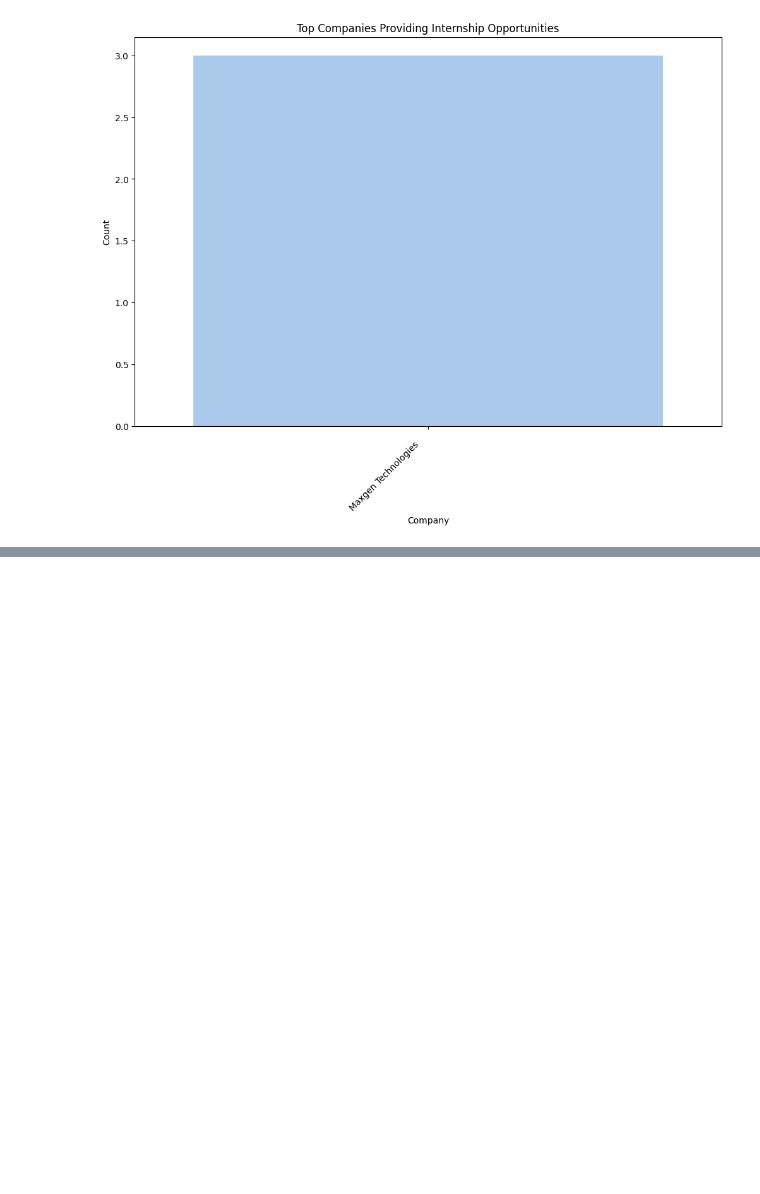
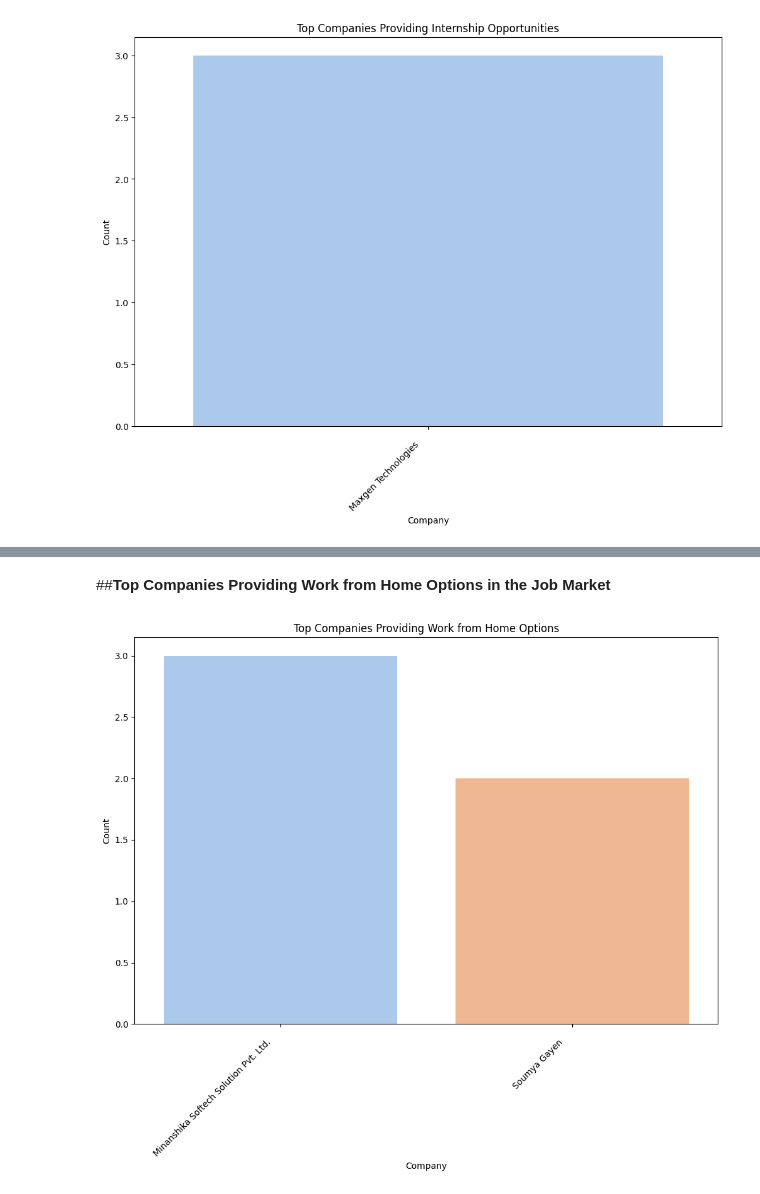
Before and after one commit to rohitpaul09/Web-Scraping-Data-Science-Job-Listings, a Jupyter notebook: Web_Scraping_Job_Listings.ipynb, the cells around one changed output, grey strips where cells are left out. Saved outputs shown, nothing was run; the diff lists cells and outputs as text; code cells hidden in the pictures; blank space fills up the shorter version.

```diff
--- a/Web_Scraping_Job_Listings.ipynb
+++ b/Web_Scraping_Job_Listings.ipynb
@@ -264,0 +291,31 @@ plt.show()
+# %% [markdown]
+##**Top Companies Providing Work from Home Options in the Job Market**
+# %%
+import matplotlib.pyplot as plt
+import seaborn as sns
+
+# Create a new column 'Job Wfh' based on the values in 'Job Posted Ago'
+df['Job Wfh'] = df['Job Posted Ago'].apply(lambda x: 'Work from Home' if x == 'Work from Home' else 'On Site')
+
+# Filter DataFrame for 'Work from Home' opportunities
+df_work_from_home = df[df['Job Wfh'] == 'Work from Home']
+
+# Count the occurrences of each company providing 'Work from Home' opportunities
+company_counts = df_work_from_home['Company'].value_counts()
+
+# Plot the count of 'Work from Home' opportunities by company
+plt.figure(figsize=(12, 8))
+sns.barplot(x=company_counts.index, y=company_counts, palette='pastel')
+
+# Set labels and title
+plt.xlabel('Company')
+plt.ylabel('Count')
+plt.title('Top Companies Providing Work from Home Options')
+
+# Rotate x-axis labels for better visibility
+plt.xticks(rotation=45, ha='right')
+
+# Show the plot
+plt.show()
+# %% [output]
+[figure, added]
```
Also changed, not shown: parts of 3 cells of this notebook.
